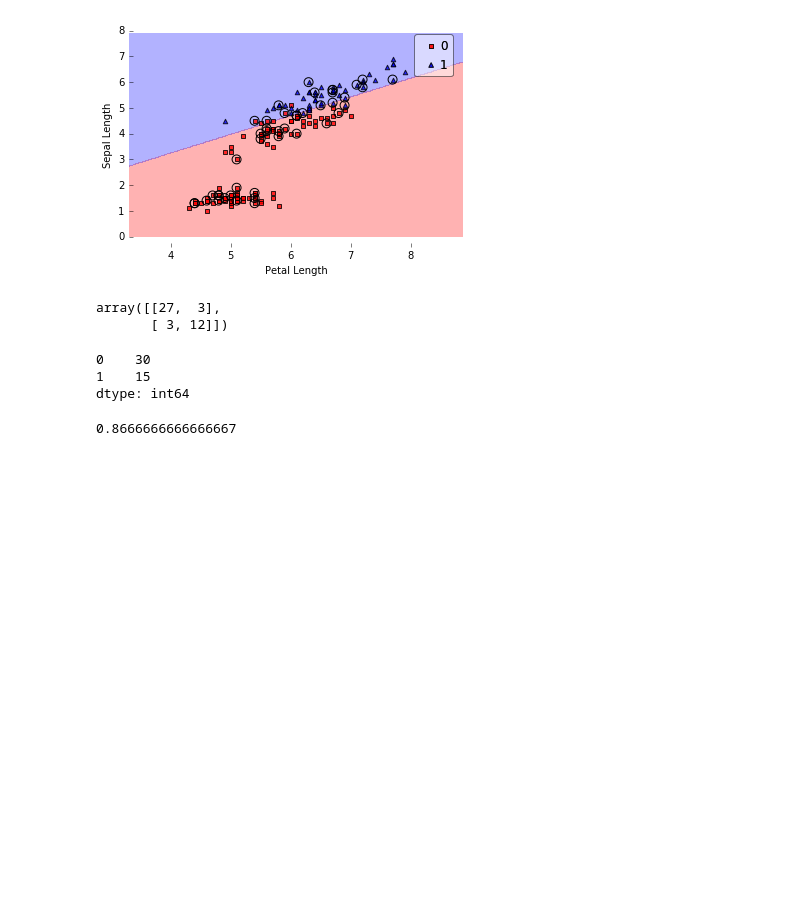
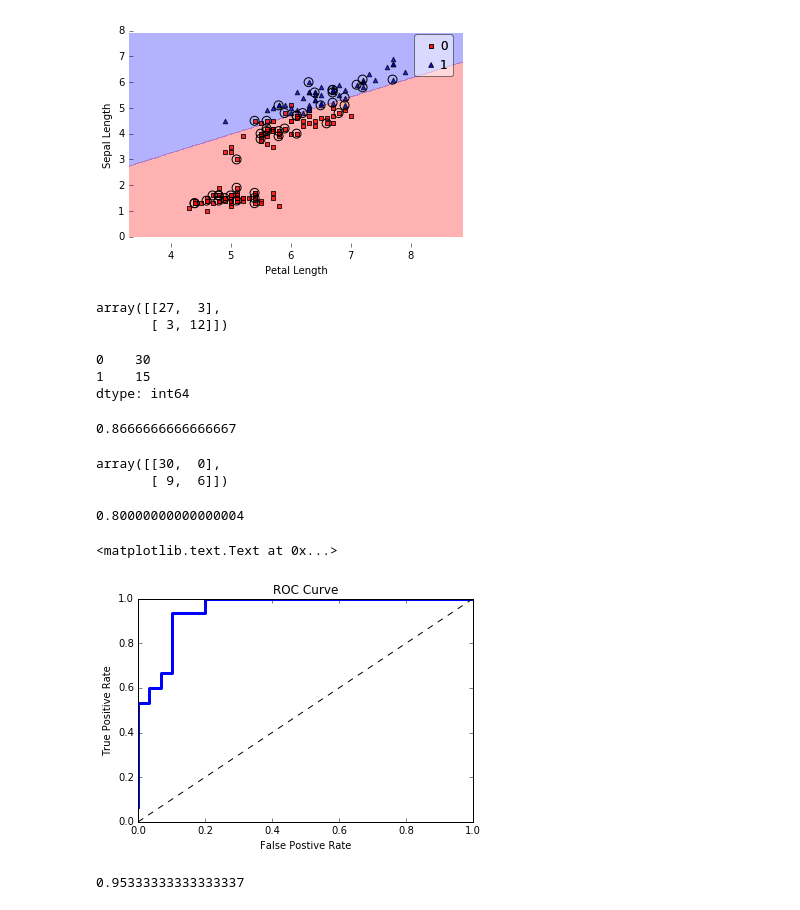
Before and after one commit to Einext/jupyter-notebooks, a Jupyter notebook: 05 Classification.ipynb, the cells around one changed output. Saved outputs shown, nothing was run; the diff lists cells and outputs as text; code cells hidden in the pictures; blank space fills up the shorter version.

```diff
--- a/05 Classification.ipynb
+++ b/05 Classification.ipynb
@@ -129,3 +129,32 @@ dtype: int64
 (27 + 12) / 45
 # %% [output]
 0.8666666666666667
+# %%
+y_test_prob = lr.predict_proba(X_test)
+y_test_prob.shape
+y_test_pred_new = np.where(y_test_prob[:, 1] > 0.8, 1, 0)
+confusion_matrix(y_test, y_test_pred_new)
+# %% [output]
+array([[30,  0],
+       [ 9,  6]])
+# %%
+accuracy_score(y_test, y_test_pred_new)
+# %% [output]
+0.80000000000000004
+# %%
+fpr, tpr, thresholds = roc_curve(y_test, lr.predict_proba(X_test)[:, [1]])
+
+plt.plot(fpr, tpr, linewidth = 3)
+plt.ylim(0, 1)
+plt.xlim(0, 1)
+plt.plot([0,1], [0,1], ls = "--", color = "k")
+plt.xlabel("False Postive Rate")
+plt.ylabel("True Positive Rate")
+plt.title("ROC Curve")
+# %% [output]
+<matplotlib.text.Text at 0x...>
+[figure, added]
+# %%
+roc_auc_score(y_test, lr.predict_proba(X_test)[:, [1]])
+# %% [output]
+0.95333333333333337
```
Also changed, not shown: parts of 1 cell of this notebook, 1 other file.
